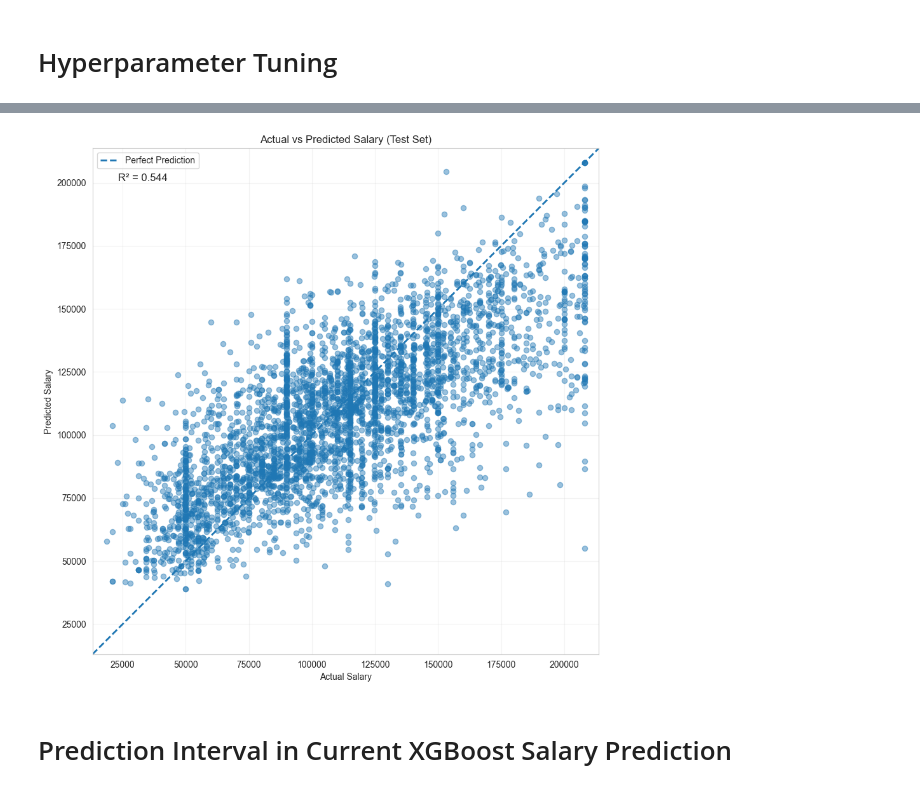
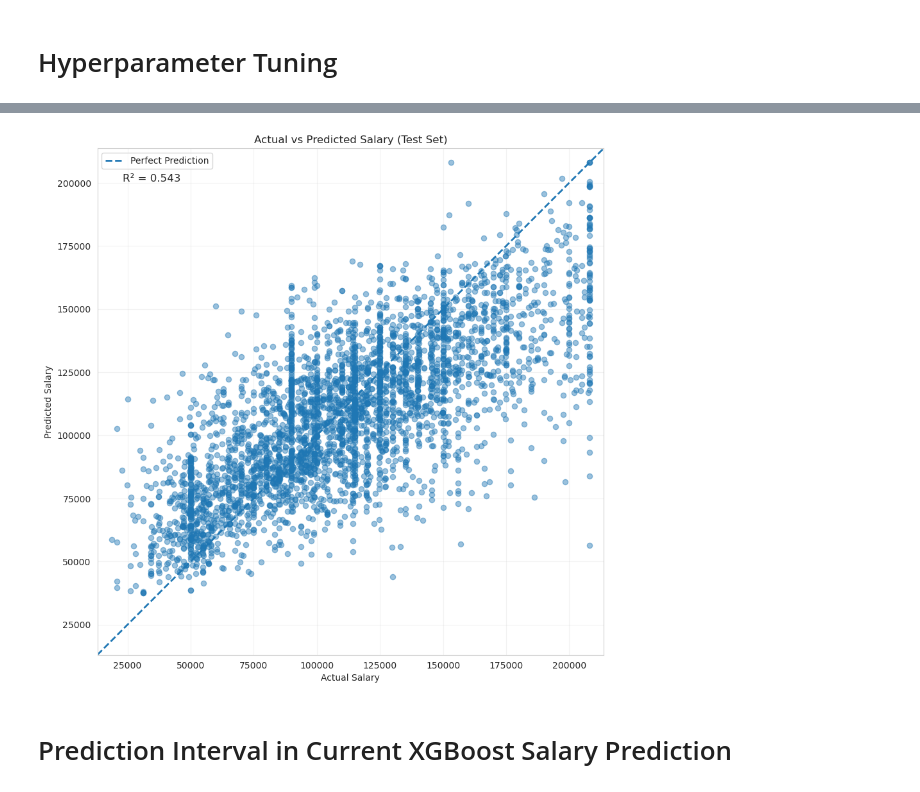
Before and after one commit to miguelcaeg/LT10_MLThesisProject, a Jupyter notebook: model explainability.ipynb, the cells around one changed output, grey strips where cells are left out. Cells and saved outputs as stored; diff of their text form; code cells hidden in the pictures.

```diff
--- a/model explainability.ipynb
+++ b/model explainability.ipynb
@@ -1214,12 +1211,7 @@ Best CV R2:
 # %%
 # ============================================================
-# ACTUAL vs PREDICTED SCATTER PLOT
-# Use AFTER your tuning code above
-#
-# IMPORTANT:
-# test_pred already contains SALARY values
-# test_actual already contains SALARY values
-# so DO NOT use expm1 again
+# ACTUAL vs PREDICTED SCATTER PLOT (TEST SET ONLY)
+# Run AFTER your tuning code above
 # ============================================================
 
 import matplotlib.pyplot as plt
@@ -1227,35 +1219,46 @@ import numpy as np
 from sklearn.metrics import r2_score
 
 # ------------------------------------------------------------
-# Use already-converted salary values
+# Generate fresh TEST predictions from tuned model
 # ------------------------------------------------------------
 
+test_pred_log = best_xgb.predict(X_test_F)
+
+# Convert from log scale to actual salary scale
+test_pred = np.expm1(test_pred_log)
+test_actual = np.expm1(y_test.values)
+
+# Convert to numpy arrays
 actual_salary = np.array(test_actual)
 pred_salary   = np.array(test_pred)
 
+# ------------------------------------------------------------
 # Remove invalid values
+# ------------------------------------------------------------
+
 mask = np.isfinite(actual_salary) & np.isfinite(pred_salary)
 
 actual_salary = actual_salary[mask]
 pred_salary   = pred_salary[mask]
 
 # ------------------------------------------------------------
-# Optional: clip extreme predictions for visibility only
+# Optional clipping for cleaner visualization only
 # ------------------------------------------------------------
 
-p99 = np.percentile(
-    np.concatenate([actual_salary, pred_salary]), 99
+upper = np.percentile(
+    np.concatenate([actual_salary, pred_salary]),
+    99
 )
 
-actual_salary = np.clip(actual_salary, 0, p99)
-pred_salary   = np.clip(pred_salary, 0, p99)
+actual_plot = np.clip(actual_salary, 0, upper)
+pred_plot   = np.clip(pred_salary, 0, upper)
 
 # ------------------------------------------------------------
 # Axis range
 # ------------------------------------------------------------
 
-min_val = min(actual_salary.min(), pred_salary.min())
-max_val = max(actual_salary.max(), pred_salary.max())
+min_val = min(actual_plot.min(), pred_plot.min())
+max_val = max(actual_plot.max(), pred_plot.max())
 
 pad = (max_val - min_val) * 0.03
 
@@ -1263,53 +1266,57 @@ axis_min = min_val - pad
 axis_max = max_val + pad
 
 # ------------------------------------------------------------
+# Compute TRUE Test R² (unclipped values)
+# ------------------------------------------------------------
+
+r2 = r2_score(actual_salary, pred_salary)
+
+# ------------------------------------------------------------
 # Plot
 # ------------------------------------------------------------
 
-plt.figure(figsize=(9,9))
+plt.figure(figsize=(9, 9))
 
 plt.scatter(
-    actual_salary,
-    pred_salary,
+    actual_plot,
+    pred_plot,
     alpha=0.45,
     s=35
 )
 
-# Perfect line
+# Perfect prediction line
 plt.plot(
     [axis_min, axis_max],
     [axis_min, axis_max],
     linestyle="--",
     linewidth=2,
     label="Perfect Prediction"
 )
 
 plt.xlim(axis_min, axis_max)
 plt.ylim(axis_min, axis_max)
+
 plt.gca().set_aspect("equal", adjustable="box")
 
 plt.xlabel("Actual Salary")
 plt.ylabel("Predicted Salary")
 plt.title("Actual vs Predicted Salary (Test Set)")
-
-# R²
-r2 = r2_score(actual_salary, pred_salary)
 
 plt.text(
     0.05,
     0.95,
     f"R² = {r2:.3f}",
     transform=plt.gca().transAxes,
     verticalalignment="top",
     fontsize=12
 )
 
 plt.grid(True, alpha=0.25)
 plt.legend()
 plt.tight_layout()
 plt.show()
 # %% [output]
-[figure, old version]
+[figure, new version]
 # %% [markdown]
 # Prediction Interval in Current XGBoost Salary Prediction
 # %%
```
Also changed, not shown: parts of 25 cells of this notebook.
